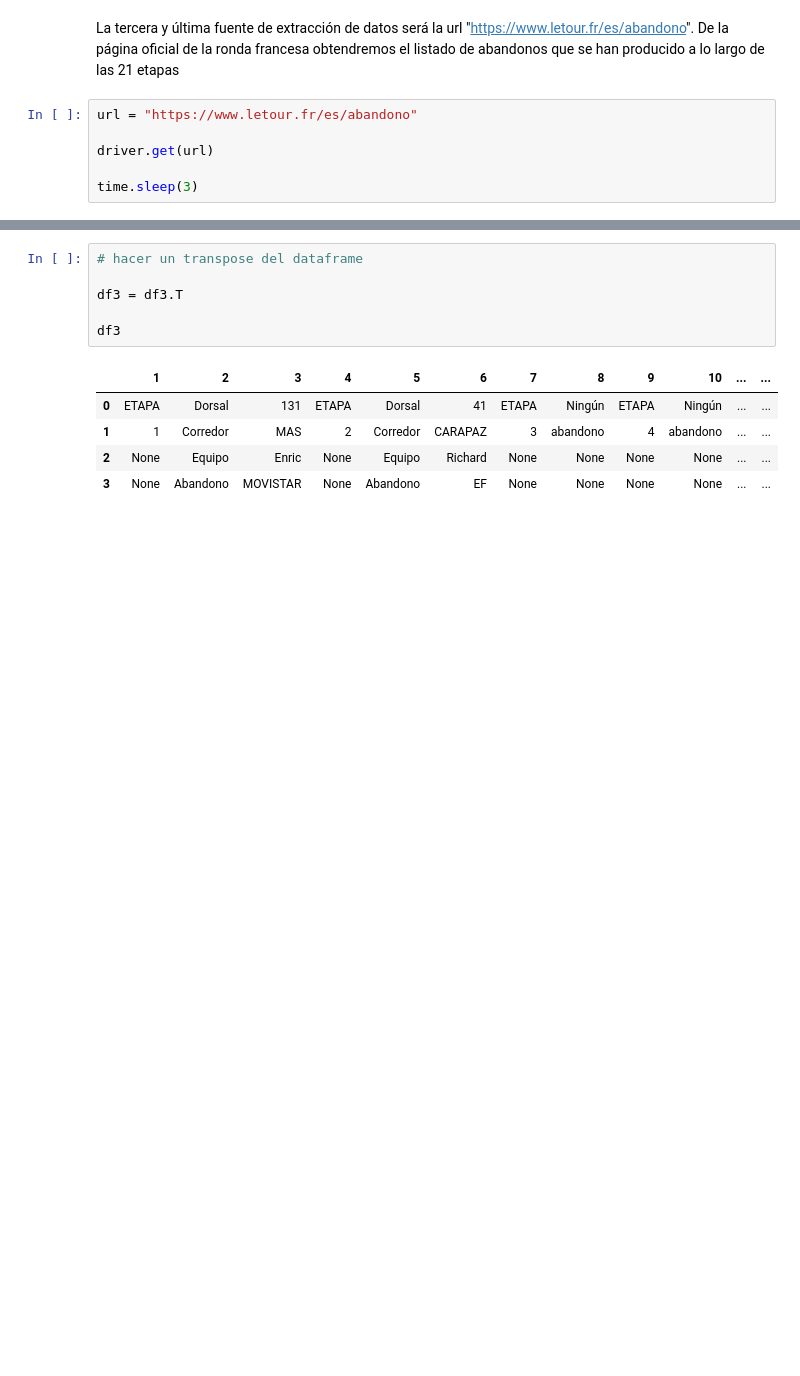
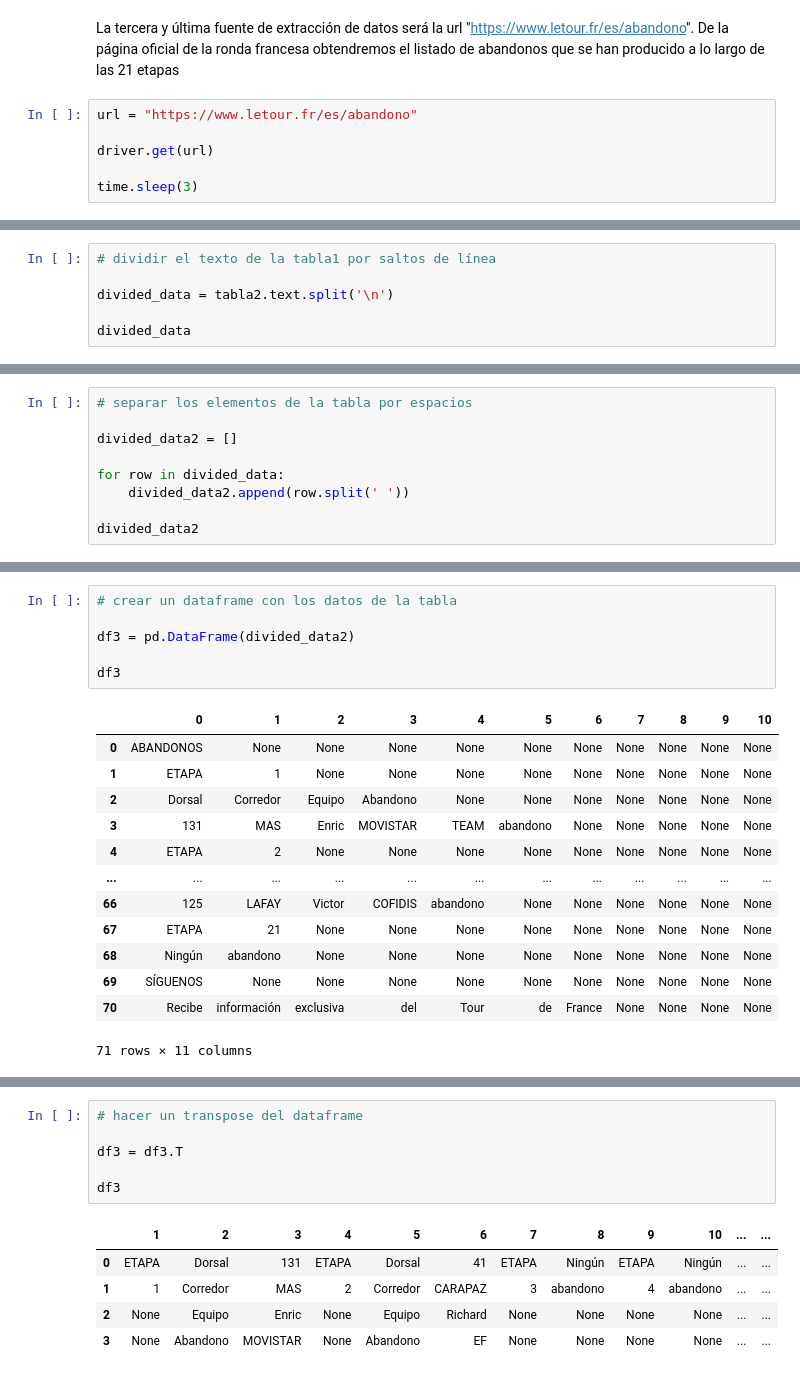
Before and after one commit to luisgh87/w4-project_ETL, a Jupyter notebook: notebooks/Scrapping.ipynb, the cells around one changed output, grey strips where cells are left out. Drawn from its saved outputs; the diff is of its cells as text; blank space fills up the shorter version.

```diff
--- a/notebooks/Scrapping.ipynb
+++ b/notebooks/Scrapping.ipynb
@@ -258,0 +214,6 @@ df3
+# %%
+# dividir el texto de la tabla1 por saltos de línea
+
+divided_data = tabla2.text.split('\n')
+
+divided_data
@@ -258,0 +238,9 @@ df3
+# %%
+# separar los elementos de la tabla por espacios
+
+divided_data2 = []
+
+for row in divided_data:
+    divided_data2.append(row.split(' '))
+
+divided_data2
@@ -258,0 +265,20 @@ df3
+# %%
+# crear un dataframe con los datos de la tabla
+
+df3 = pd.DataFrame(divided_data2)
+
+df3
+# %% [output]
+|  | 0 | 1 | 2 | 3 | 4 | 5 | 6 | 7 | 8 | 9 | 10 |
+| 0 | ABANDONOS | None | None | None | None | None | None | None | None | None | None |
+| 1 | ETAPA | 1 | None | None | None | None | None | None | None | None | None |
+| 2 | Dorsal | Corredor | Equipo | Abandono | None | None | None | None | None | None | None |
+| 3 | 131 | MAS | Enric | MOVISTAR | TEAM | abandono | None | None | None | None | None |
+| 4 | ETAPA | 2 | None | None | None | None | None | None | None | None | None |
+| ... | ... | ... | ... | ... | ... | ... | ... | ... | ... | ... | ... |
+| 66 | 125 | LAFAY | Victor | COFIDIS | abandono | None | None | None | None | None | None |
+| 67 | ETAPA | 21 | None | None | None | None | None | None | None | None | None |
+| 68 | Ningún | abandono | None | None | None | None | None | None | None | None | None |
+| 69 | SÍGUENOS | None | None | None | None | None | None | None | None | None | None |
+| 70 | Recibe | información | exclusiva | del | Tour | de | France | None | None | None | None |
+71 rows × 11 columns
```
Also changed, not shown: parts of 11 cells of this notebook, 1 other file.
